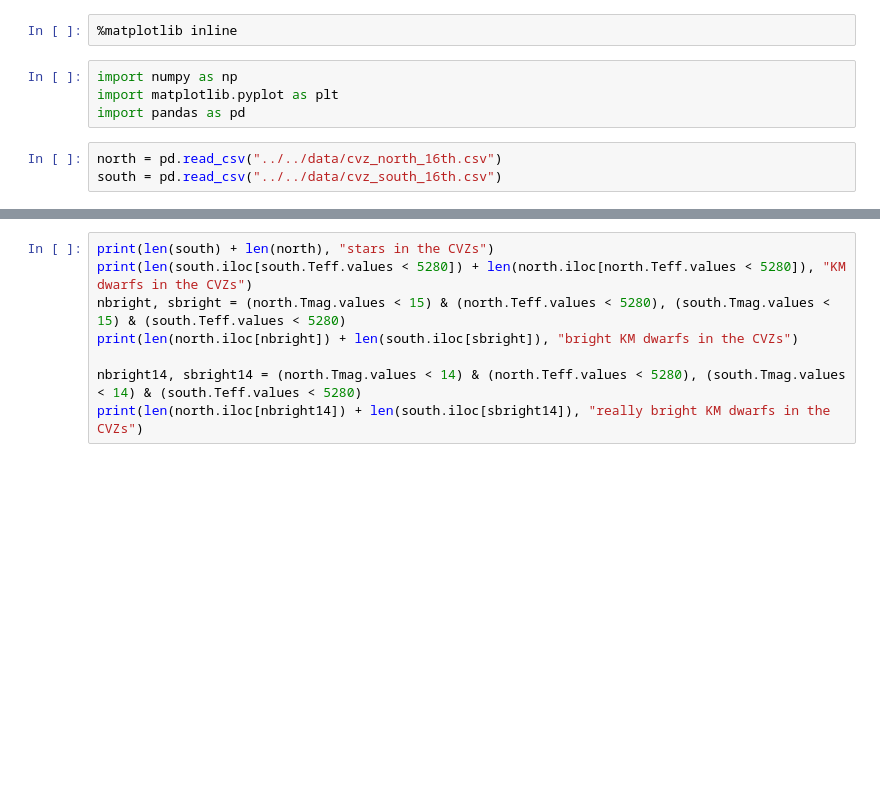
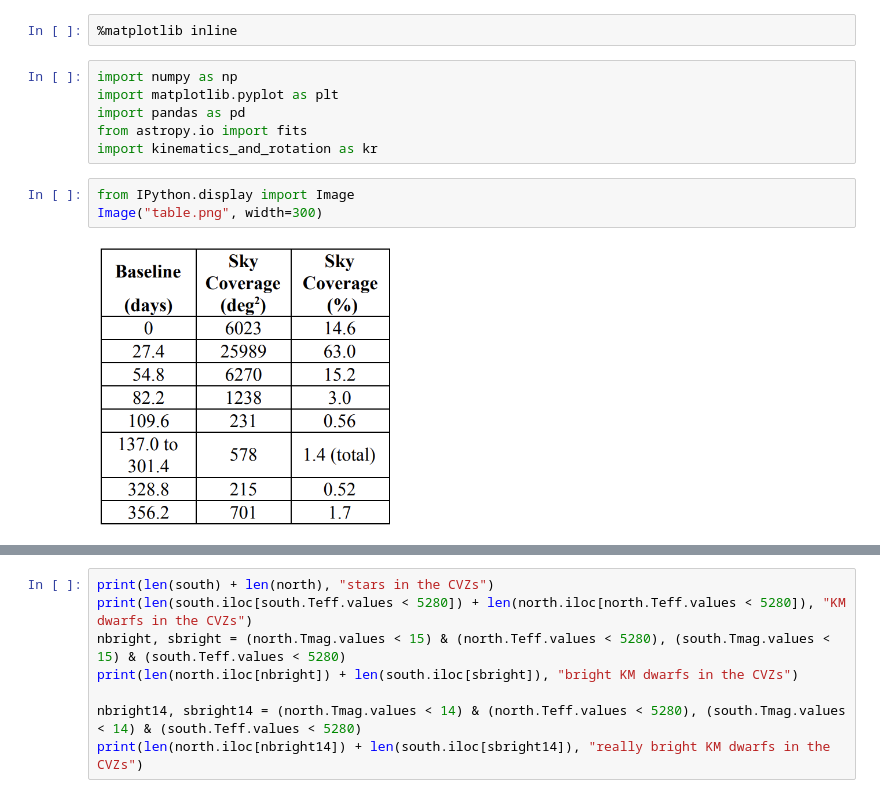
Before and after one commit to RuthAngus/TESS-rotation, a Jupyter notebook: code/notebooks/Exploring_CVZ_stars.ipynb, the cells around one changed output, grey strips where cells are left out. Saved outputs shown, nothing was run; the diff lists cells and outputs as text; blank space fills up the shorter version.

```diff
--- a/code/notebooks/Exploring_CVZ_stars.ipynb
+++ b/code/notebooks/Exploring_CVZ_stars.ipynb
@@ -8,6 +8,10 @@ Trying to figure out how many stars of each spectral type are in the CVZs, using
 import numpy as np
 import matplotlib.pyplot as plt
 import pandas as pd
+from astropy.io import fits
+import kinematics_and_rotation as kr
-# %%
-north = pd.read_csv("../../data/cvz_north_16th.csv")
-south = pd.read_csv("../../data/cvz_south_16th.csv")
+# %%
+from IPython.display import Image
+Image("table.png", width=300)
+# %% [output]
+[figure, added]
```
Also changed, not shown: parts of 27 cells of this notebook.
